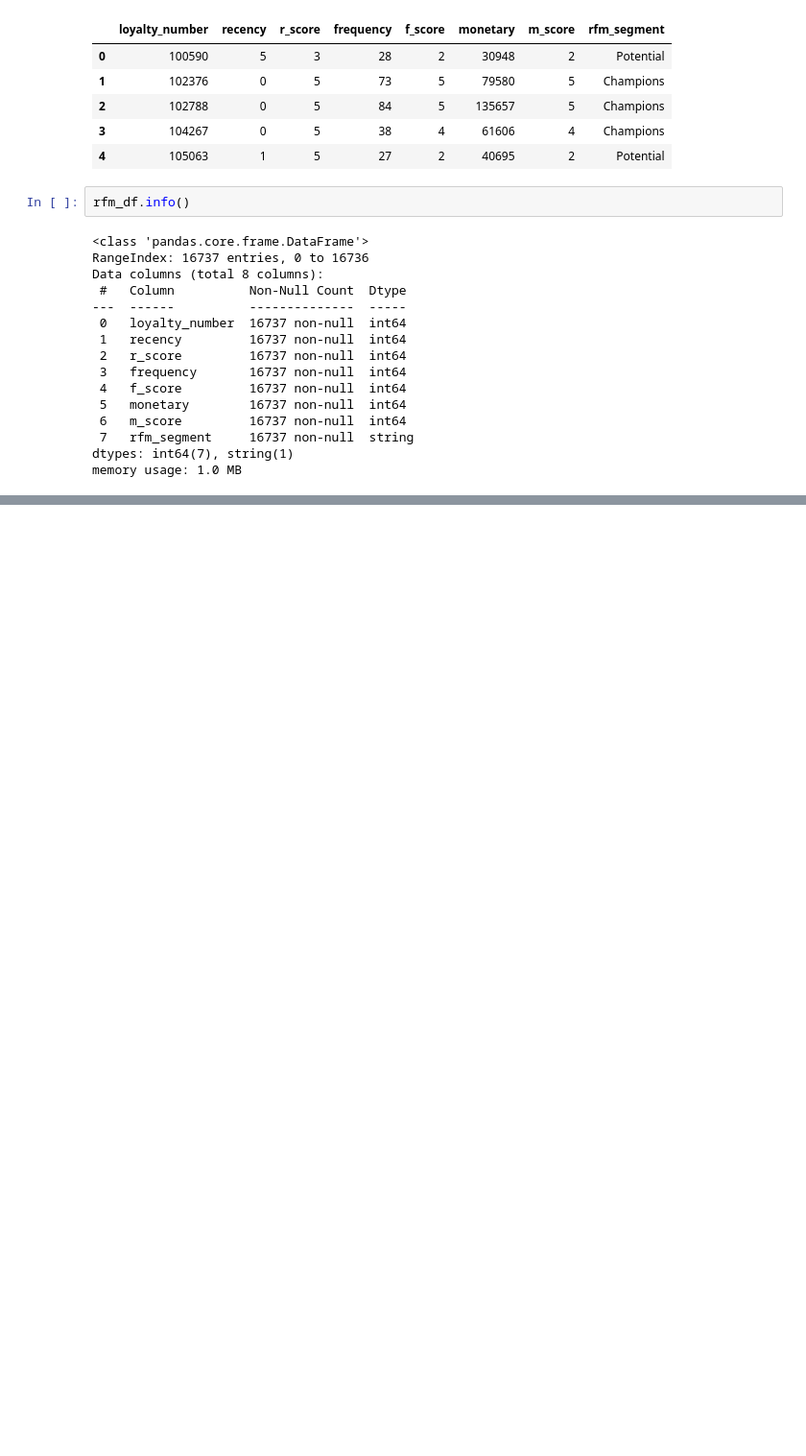
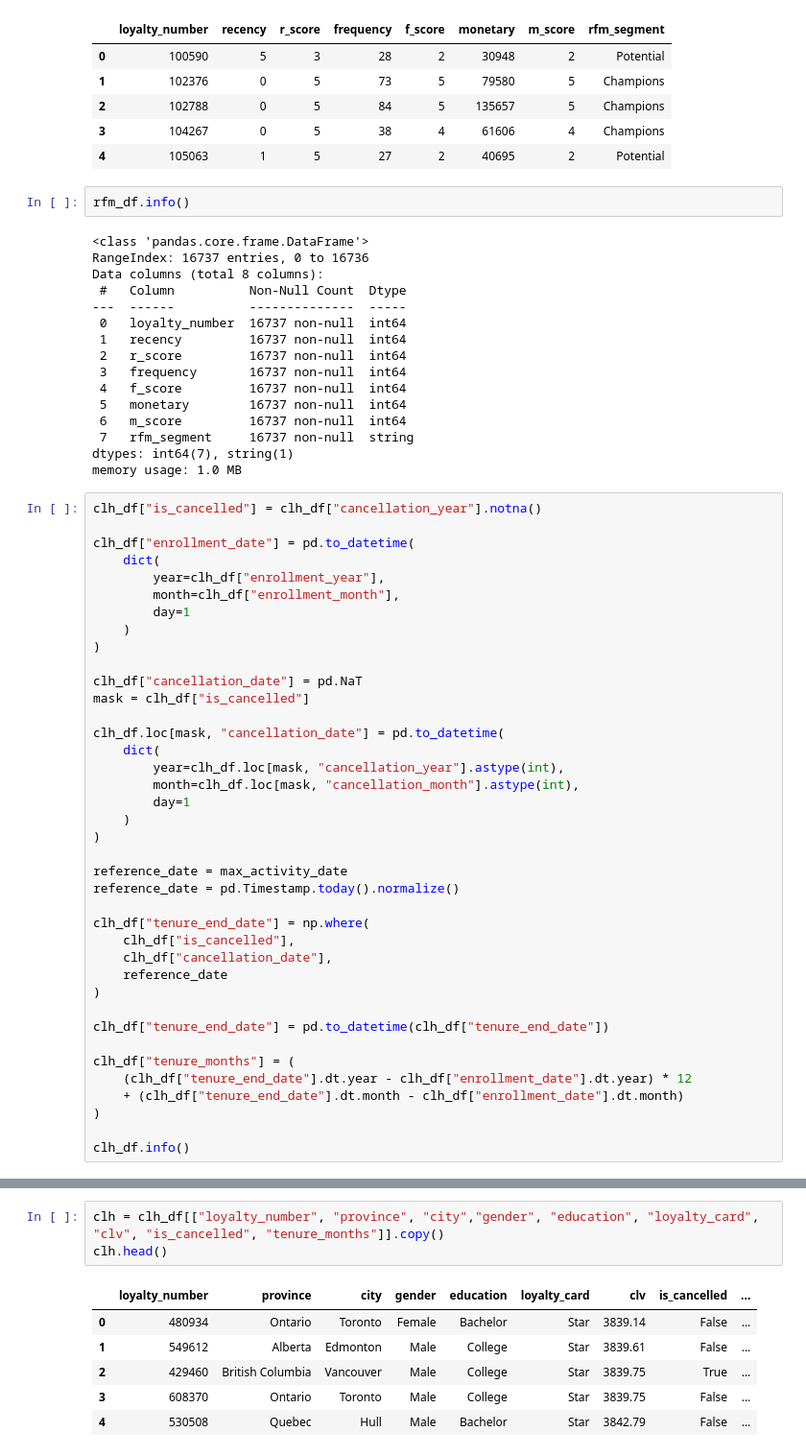
Before and after one commit to tssarathi/airline-customer-analytics, a Jupyter notebook: notebooks/feature-exploration.ipynb, the cells around one changed output, grey strips where cells are left out. Shown at 96% size. Cells and saved outputs as stored; diff of their text form; blank space fills up the shorter version.

```diff
--- a/notebooks/feature-exploration.ipynb
+++ b/notebooks/feature-exploration.ipynb
@@ -317,3 +346,42 @@ Data columns (total 8 columns):
  7   rfm_segment     16737 non-null  string
 dtypes: int64(7), string(1)
 memory usage: 1.0 MB
+# %%
+clh_df["is_cancelled"] = clh_df["cancellation_year"].notna()
+
+clh_df["enrollment_date"] = pd.to_datetime(
+    dict(
+        year=clh_df["enrollment_year"],
+        month=clh_df["enrollment_month"],
+        day=1
+    )
+)
+
+clh_df["cancellation_date"] = pd.NaT
+mask = clh_df["is_cancelled"]
+
+clh_df.loc[mask, "cancellation_date"] = pd.to_datetime(
+    dict(
+        year=clh_df.loc[mask, "cancellation_year"].astype(int),
+        month=clh_df.loc[mask, "cancellation_month"].astype(int),
+        day=1
+    )
+)
+
+reference_date = max_activity_date
+reference_date = pd.Timestamp.today().normalize()
+
+clh_df["tenure_end_date"] = np.where(
+    clh_df["is_cancelled"],
+    clh_df["cancellation_date"],
+    reference_date
+)
+
+clh_df["tenure_end_date"] = pd.to_datetime(clh_df["tenure_end_date"])
+
+clh_df["tenure_months"] = (
+    (clh_df["tenure_end_date"].dt.year - clh_df["enrollment_date"].dt.year) * 12
+    + (clh_df["tenure_end_date"].dt.month - clh_df["enrollment_date"].dt.month)
+)
+
+clh_df.info()
@@ -319,0 +406,10 @@ memory usage: 1.0 MB
+# %%
+clh = clh_df[["loyalty_number", "province", "city","gender", "education", "loyalty_card", "clv", "is_cancelled", "tenure_months"]].copy()
+clh.head()
+# %% [output]
+|  | loyalty_number | province | city | gender | education | loyalty_card | clv | is_cancelled | ... |
+| 0 | 480934 | Ontario | Toronto | Female | Bachelor | Star | 3839.14 | False | ... |
+| 1 | 549612 | Alberta | Edmonton | Male | College | Star | 3839.61 | False | ... |
+| 2 | 429460 | British Columbia | Vancouver | Male | College | Star | 3839.75 | True | ... |
+| 3 | 608370 | Ontario | Toronto | Male | College | Star | 3839.75 | False | ... |
+| 4 | 530508 | Quebec | Hull | Male | Bachelor | Star | 3842.79 | False | ... |
```
Also changed, not shown: parts of 8 cells of this notebook, 2 other files.
